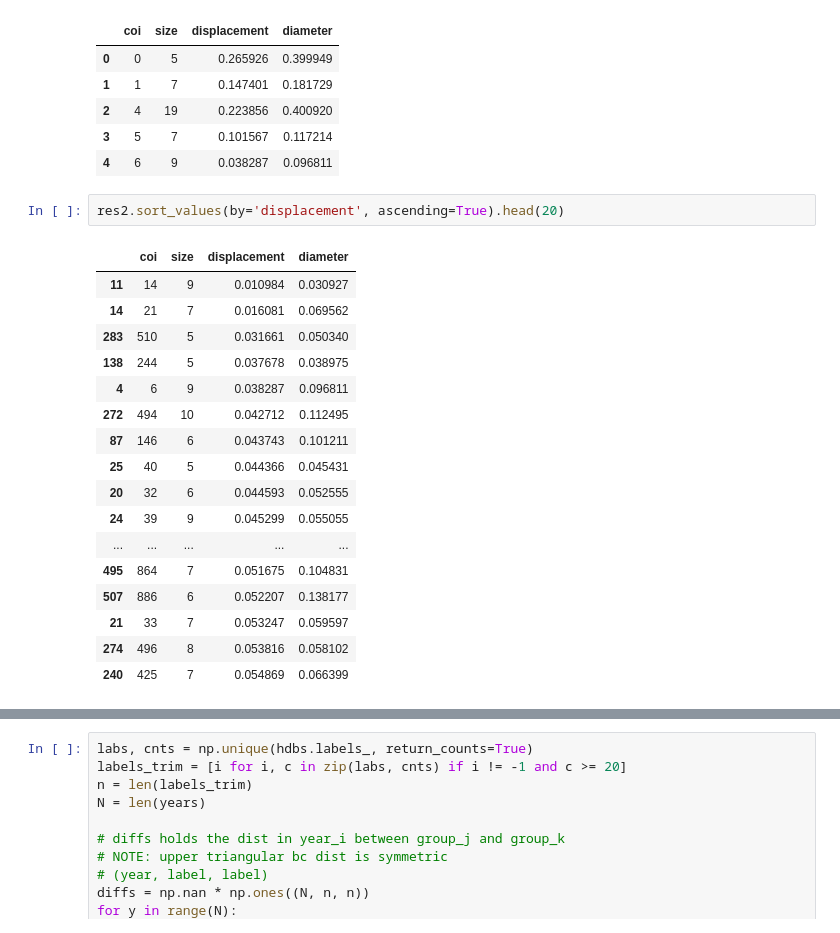
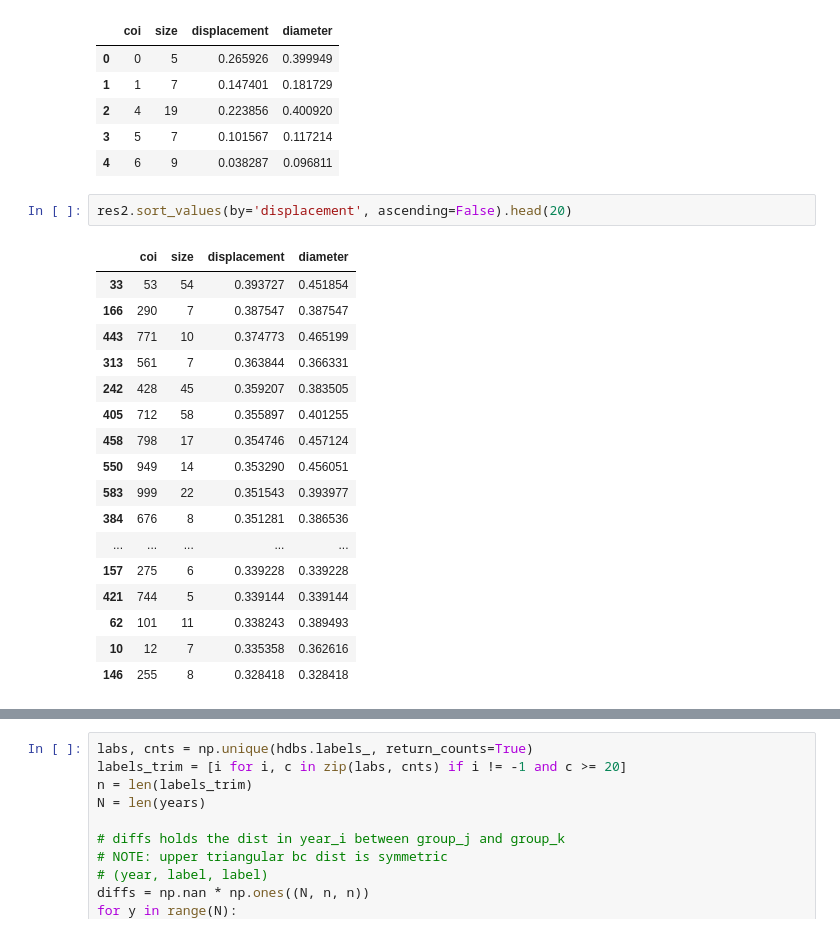
Before and after one commit to stmorse/dtm, a Jupyter notebook: notebooks/viz.ipynb, the cells around one changed output, grey strips where cells are left out. Cells and saved outputs as stored; diff of their text form.

```diff
--- a/notebooks/viz.ipynb
+++ b/notebooks/viz.ipynb
@@ -291,22 +310,22 @@ res2.head()
 | 3 | 5 | 7 | 0.101567 | 0.117214 |
 | 4 | 6 | 9 | 0.038287 | 0.096811 |
 # %%
-res2.sort_values(by='displacement', ascending=True).head(20)
+res2.sort_values(by='displacement', ascending=False).head(20)
 # %% [output]
 |  | coi | size | displacement | diameter |
-| 11 | 14 | 9 | 0.010984 | 0.030927 |
-| 14 | 21 | 7 | 0.016081 | 0.069562 |
-| 283 | 510 | 5 | 0.031661 | 0.050340 |
-| 138 | 244 | 5 | 0.037678 | 0.038975 |
-| 4 | 6 | 9 | 0.038287 | 0.096811 |
-| 272 | 494 | 10 | 0.042712 | 0.112495 |
-| 87 | 146 | 6 | 0.043743 | 0.101211 |
-| 25 | 40 | 5 | 0.044366 | 0.045431 |
-| 20 | 32 | 6 | 0.044593 | 0.052555 |
-| 24 | 39 | 9 | 0.045299 | 0.055055 |
+| 33 | 53 | 54 | 0.393727 | 0.451854 |
+| 166 | 290 | 7 | 0.387547 | 0.387547 |
+| 443 | 771 | 10 | 0.374773 | 0.465199 |
+| 313 | 561 | 7 | 0.363844 | 0.366331 |
+| 242 | 428 | 45 | 0.359207 | 0.383505 |
+| 405 | 712 | 58 | 0.355897 | 0.401255 |
+| 458 | 798 | 17 | 0.354746 | 0.457124 |
+| 550 | 949 | 14 | 0.353290 | 0.456051 |
+| 583 | 999 | 22 | 0.351543 | 0.393977 |
+| 384 | 676 | 8 | 0.351281 | 0.386536 |
 | ... | ... | ... | ... | ... |
-| 495 | 864 | 7 | 0.051675 | 0.104831 |
-| 507 | 886 | 6 | 0.052207 | 0.138177 |
-| 21 | 33 | 7 | 0.053247 | 0.059597 |
-| 274 | 496 | 8 | 0.053816 | 0.058102 |
-| 240 | 425 | 7 | 0.054869 | 0.066399 |
+| 157 | 275 | 6 | 0.339228 | 0.339228 |
+| 421 | 744 | 5 | 0.339144 | 0.339144 |
+| 62 | 101 | 11 | 0.338243 | 0.389493 |
+| 10 | 12 | 7 | 0.335358 | 0.362616 |
+| 146 | 255 | 8 | 0.328418 | 0.328418 |
```
Also changed, not shown: parts of 24 cells of this notebook, 3 other files.
